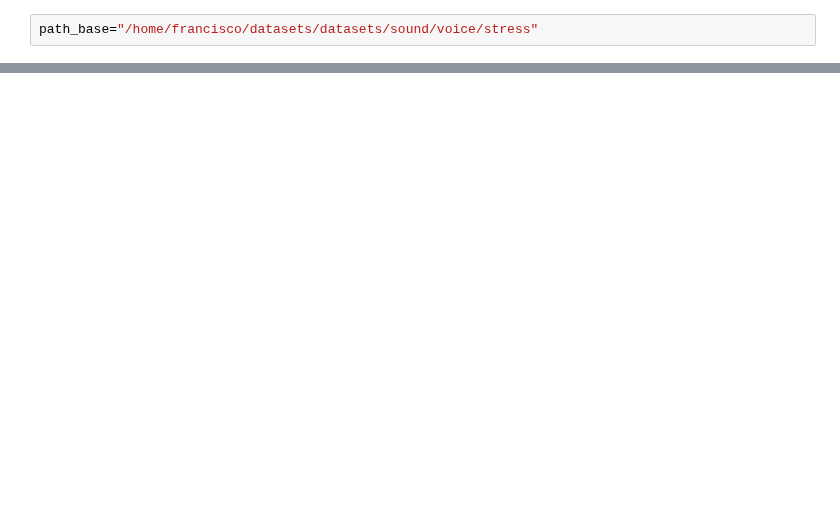
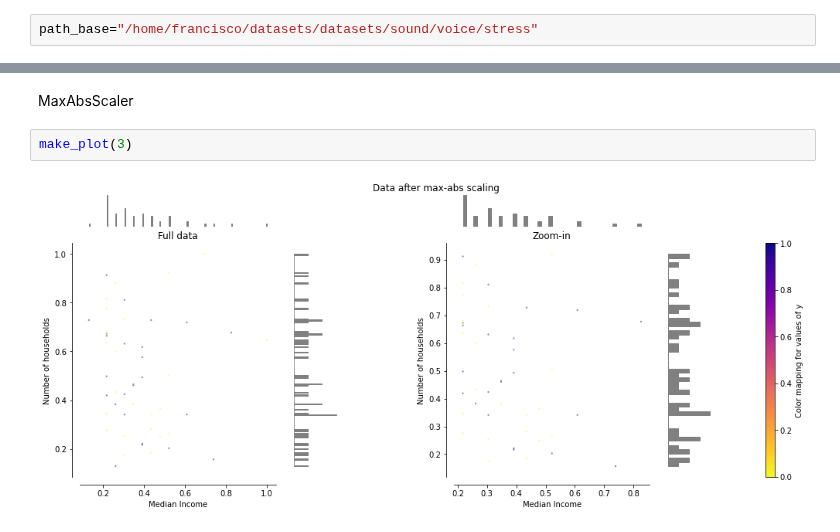
Before and after one commit to franciscodominguezmateos/IntroduccionDeepLearning, a Jupyter notebook: pyPreprocessStress_21082301.ipynb, the cells around one changed output, grey strips where cells are left out. Saved outputs shown, nothing was run; the diff lists cells and outputs as text; blank space fills up the shorter version.

```diff
--- a/pyPreprocessStress_21082301.ipynb
+++ b/pyPreprocessStress_21082301.ipynb
@@ -65,0 +247,6 @@ Processing file: /home/francisco/datasets/datasets/sound/voice/stress/Set_Female
+# %% [markdown]
+MaxAbsScaler
+# %%
+make_plot(3)
+# %% [output]
+[figure, added]
```
Also changed, not shown: parts of 19 cells of this notebook.
